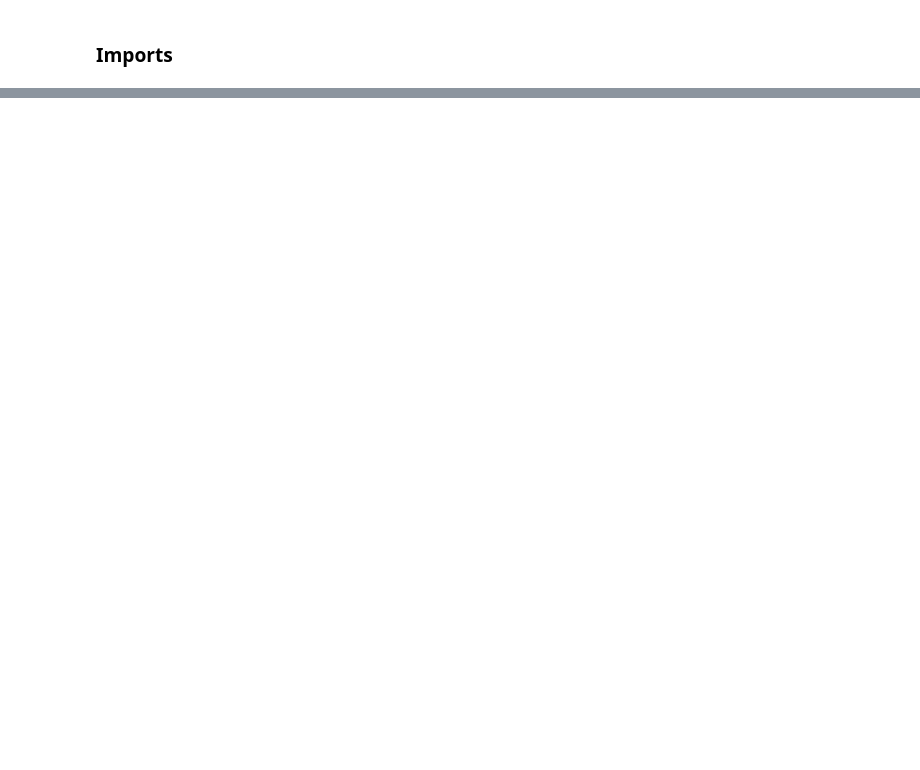
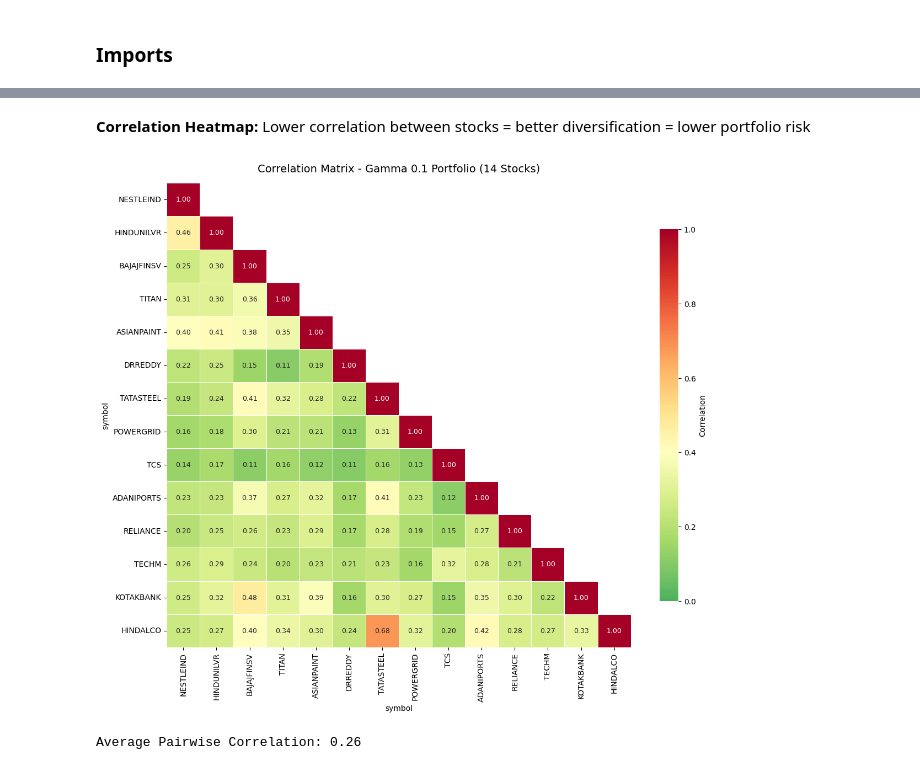
Before and after one commit to jss-1/portfolio-optimization-scs, a Jupyter notebook: scssolver.ipynb, the cells around one changed output, grey strips where cells are left out. Saved outputs shown, nothing was run; the diff lists cells and outputs as text; code cells hidden in the pictures; blank space fills up the shorter version.

```diff
--- a/scssolver.ipynb
+++ b/scssolver.ipynb
@@ -103,0 +497,25 @@ dtype: int64
+# %% [markdown]
+**Correlation Heatmap:** Lower correlation between stocks = better diversification = lower portfolio risk
+# %%
+corr_matrix_01 = returns[portfolio_stocks_01].corr()
+
+fig, ax = plt.subplots(figsize=(12, 10))
+mask = np.triu(np.ones_like(corr_matrix_01, dtype=bool), k=1)
+sns.heatmap(corr_matrix_01, annot=True, fmt='.2f', cmap='RdYlGn_r',
+            mask=mask, vmin=0, vmax=1, center=0.4,
+            square=True, linewidths=0.5, ax=ax,
+            annot_kws={'size': 9},
+            cbar_kws={'label': 'Correlation', 'shrink': 0.8})
+
+ax.set_title('Correlation Matrix - Gamma 0.1 Portfolio (14 Stocks)', fontsize=14, pad=15)
+plt.tight_layout()
+plt.show()
+
+# Average correlation
+mask_avg = np.ones_like(corr_matrix_01, dtype=bool)
+np.fill_diagonal(mask_avg, False)
+avg_corr_01 = corr_matrix_01.values[mask_avg].mean()
+print(f"Average Pairwise Correlation: {avg_corr_01:.2f}")
+# %% [output]
+[figure, added]
+Average Pairwise Correlation: 0.26
```
Also changed, not shown: parts of 64 cells of this notebook, 3 other files.
